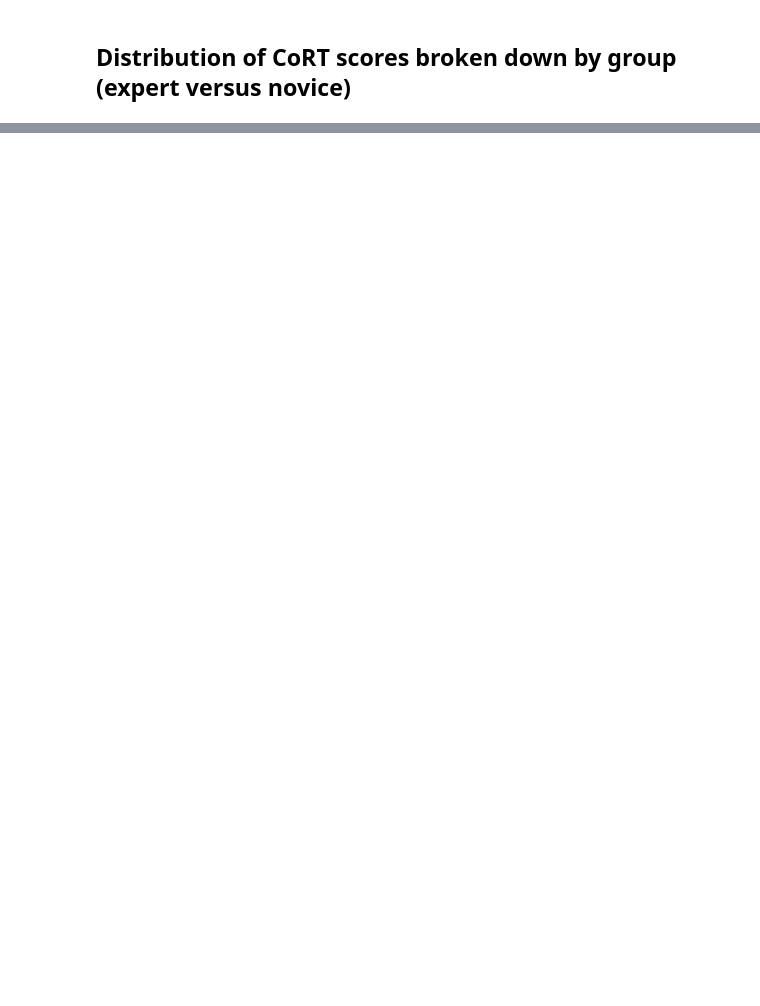
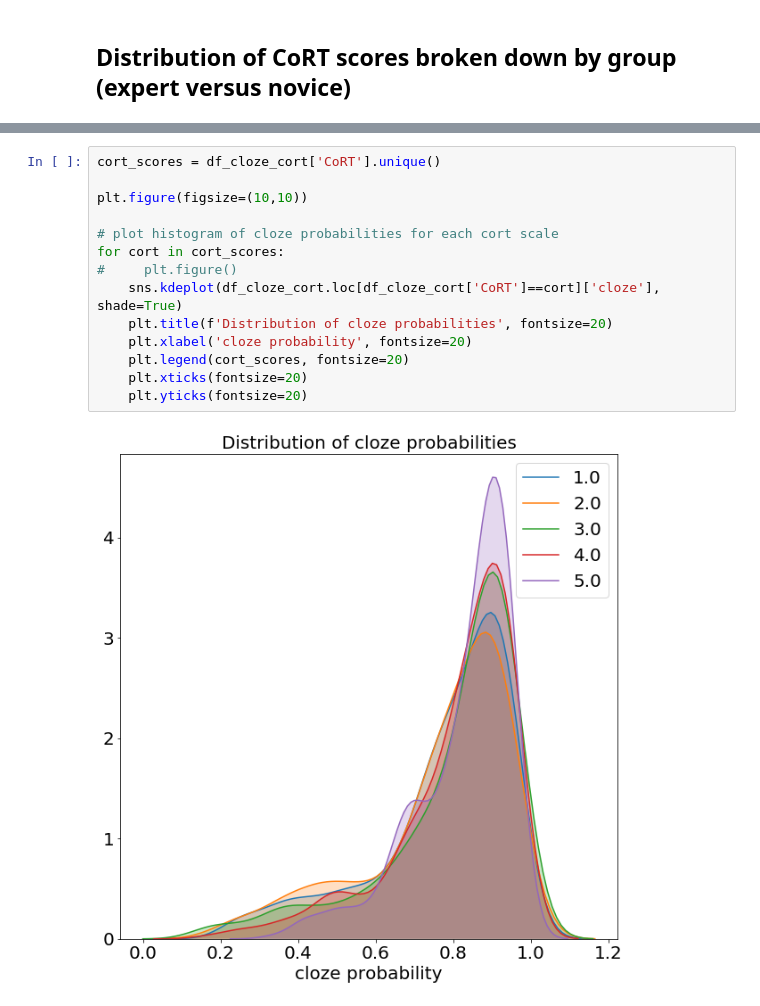
Before and after one commit to sbruinsma1/cort_language, a Jupyter notebook: notebooks/pilot_cort_scaling_ana.ipynb, the cells around one changed output, grey strips where cells are left out. Drawn from its saved outputs; the diff is of its cells as text; blank space fills up the shorter version.

```diff
--- a/notebooks/pilot_cort_scaling_ana.ipynb
+++ b/notebooks/pilot_cort_scaling_ana.ipynb
@@ -104,0 +107,16 @@ plt.title('Distribution of CoRT Scores (Expert vs Novice)');
+# %%
+cort_scores = df_cloze_cort['CoRT'].unique()
+
+plt.figure(figsize=(10,10))
+
+# plot histogram of cloze probabilities for each cort scale
+for cort in cort_scores:
+#     plt.figure()
+    sns.kdeplot(df_cloze_cort.loc[df_cloze_cort['CoRT']==cort]['cloze'], shade=True)
+    plt.title(f'Distribution of cloze probabilities', fontsize=20)
+    plt.xlabel('cloze probability', fontsize=20)
+    plt.legend(cort_scores, fontsize=20)
+    plt.xticks(fontsize=20)
+    plt.yticks(fontsize=20)
+# %% [output]
+[figure, added]
```
Also changed, not shown: parts of 13 cells of this notebook, 2 other files.
